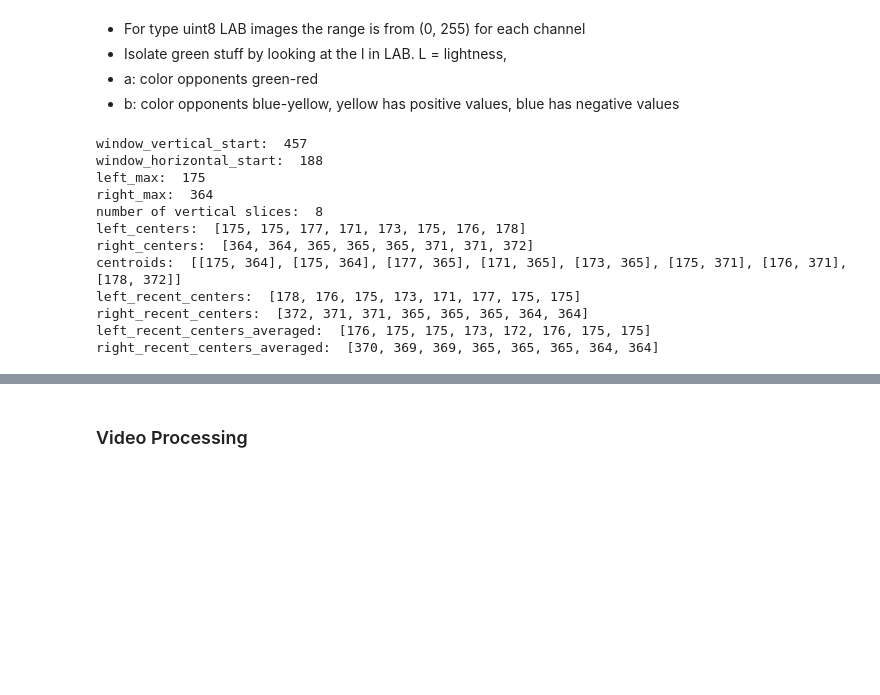
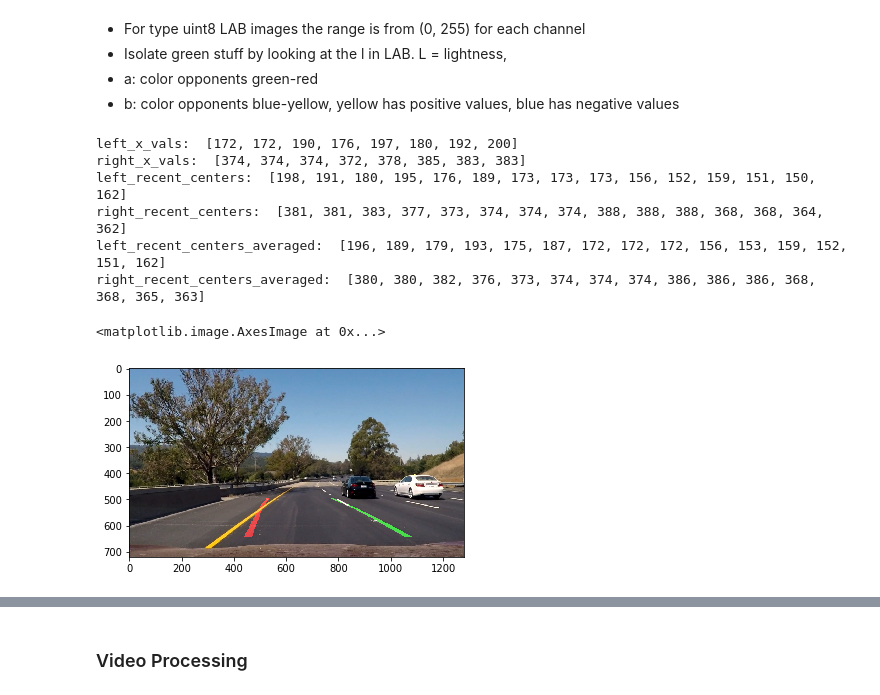
Before and after one commit to JonathanCMitchell/Advanced-Lane-Line-Detection, a Jupyter notebook: LaneLines-good.ipynb, the cells around one changed output, grey strips where cells are left out. Saved outputs shown, nothing was run; the diff lists cells and outputs as text; code cells hidden in the pictures; blank space fills up the shorter version.

```diff
--- a/LaneLines-good.ipynb
+++ b/LaneLines-good.ipynb
@@ -398,23 +432,19 @@ def draw_lines_weighted(left_points, right_points, mask):
 laneFinder = LaneFinder(settings.ORIGINAL_SIZE, settings.UNWARPED_SIZE, camera_matrix, dist_coeffs,
                         M, x_pixels_per_meter, y_pixels_per_meter)
 # %%
-im = mpimg.imread(test_images[5])
-# processed_img = laneFinder.process_image(im)
-# plt.imshow(processed_img)
-road_lines, weighted, mask = laneFinder.find_lane(im)
+im = mpimg.imread(test_images[2])
+processed_img = laneFinder.find_lane(im)
+plt.imshow(processed_img)
+# road_lines, weighted, mask = laneFinder.find_lane(im)
 # %% [output]
-window_vertical_start:  457
-window_horizontal_start:  188
-left_max:  175
-right_max:  364
-number of vertical slices:  8
-left_centers:  [175, 175, 177, 171, 173, 175, 176, 178]
-right_centers:  [364, 364, 365, 365, 365, 371, 371, 372]
-centroids:  [[175, 364], [175, 364], [177, 365], [171, 365], [173, 365], [175, 371], [176, 371], [178, 372]]
-left_recent_centers:  [178, 176, 175, 173, 171, 177, 175, 175]
-right_recent_centers:  [372, 371, 371, 365, 365, 365, 364, 364]
-left_recent_centers_averaged:  [176, 175, 175, 173, 172, 176, 175, 175]
-right_recent_centers_averaged:  [370, 369, 369, 365, 365, 365, 364, 364]
+left_x_vals:  [172, 172, 190, 176, 197, 180, 192, 200]
+right_x_vals:  [374, 374, 374, 372, 378, 385, 383, 383]
+left_recent_centers:  [198, 191, 180, 195, 176, 189, 173, 173, 173, 156, 152, 159, 151, 150, 162]
+right_recent_centers:  [381, 381, 383, 377, 373, 374, 374, 374, 388, 388, 388, 368, 368, 364, 362]
+left_recent_centers_averaged:  [196, 189, 179, 193, 175, 187, 172, 172, 172, 156, 153, 159, 152, 151, 162]
+right_recent_centers_averaged:  [380, 380, 382, 376, 373, 374, 374, 374, 386, 386, 386, 368, 368, 365, 363]
+<matplotlib.image.AxesImage at 0x...>
+[figure, added]
 # %%
 warped = laneFinder.warp(im)
 plt.imshow(warped)
```
Also changed, not shown: parts of 7 cells of this notebook, 3 other files.
